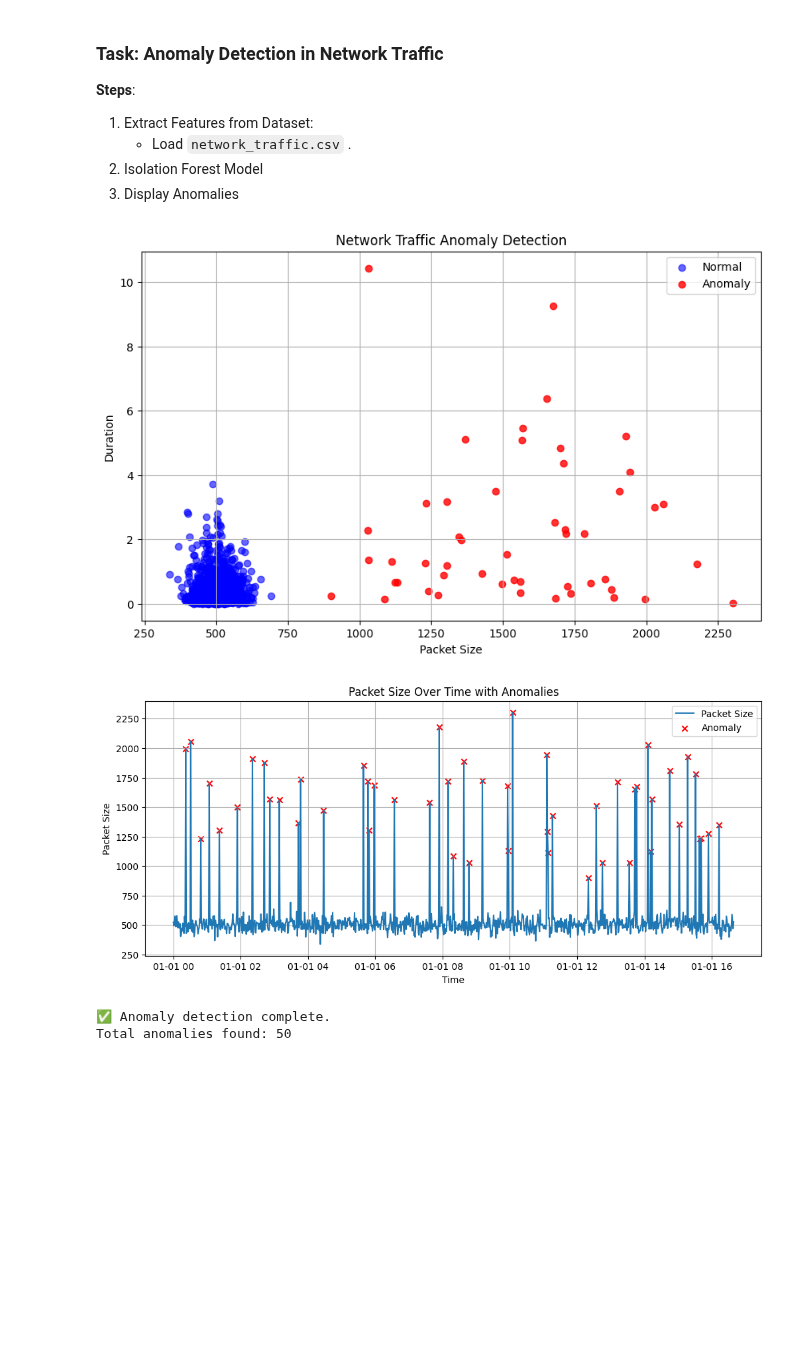
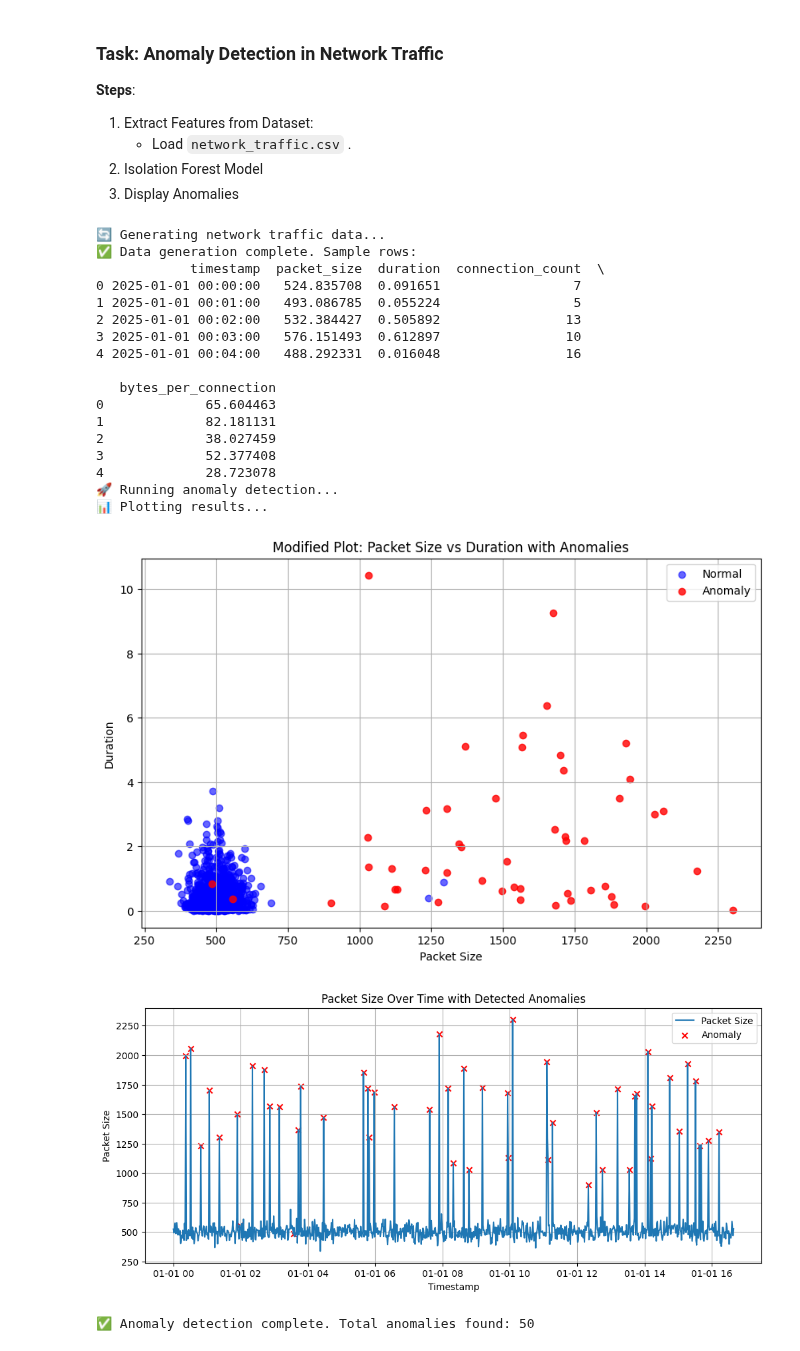
Before and after one commit to Gayathrichandrashekar/AI_DATA_ANALYSIS_, a Jupyter notebook: src/Module 11/Hands-on - AI-Based Data Quality & Real-Time Monitoring/Ques_4.ipynb, the cells around one changed output. Drawn from its saved outputs; the diff is of its cells as text; code cells hidden in the pictures; blank space fills up the shorter version.

Commit message:
Add Ques_4: Network Traffic Anomaly Detection using Isolation Forest

```diff
--- a/src/Module 11/Hands-on - AI-Based Data Quality & Real-Time Monitoring/Ques_4.ipynb
+++ b/src/Module 11/Hands-on - AI-Based Data Quality & Real-Time Monitoring/Ques_4.ipynb
@@ -9,21 +9,16 @@
 2. Isolation Forest Model
 3. Display Anomalies
 # %%
-# write your code from here# Ques_4: Anomaly Detection in Network Traffic using Isolation Forest
 
 import pandas as pd
 import numpy as np
 import matplotlib.pyplot as plt
 from sklearn.ensemble import IsolationForest
 
-# ---------------------------
 # 1. Generate synthetic network traffic data
-# ---------------------------
 def generate_network_data(n_samples=1000, seed=42):
     np.random.seed(seed)
-
     timestamps = pd.date_range(start="2025-01-01", periods=n_samples, freq='T')
-
     packet_size = np.random.normal(loc=500, scale=50, size=n_samples)
     duration = np.random.exponential(scale=0.5, size=n_samples)
     connection_count = np.random.poisson(lam=10, size=n_samples)
@@ -41,62 +36,81 @@ def generate_network_data(n_samples=1000, seed=42):
         'connection_count': connection_count
     })
 
+    # ✅ Custom feature: bytes per connection
+    df['bytes_per_connection'] = df['packet_size'] / (df['connection_count'] + 1)
     return df
 
-# ---------------------------
-# 2. Apply Isolation Forest for anomaly detection
-# ---------------------------
+# 2. Apply Isolation Forest
 def detect_anomalies(df, contamination=0.05):
-    features = ['packet_size', 'duration', 'connection_count']
+    features = ['packet_size', 'duration', 'connection_count', 'bytes_per_connection']
     model = IsolationForest(n_estimators=100, contamination=contamination, random_state=42)
     df['anomaly'] = model.fit_predict(df[features])
     return df
 
-# ---------------------------
 # 3. Plotting results
-# ---------------------------
 def plot_network_anomalies(df):
     normal = df[df['anomaly'] == 1]
     anomalous = df[df['anomaly'] == -1]
 
+    # Scatter Plot
     plt.figure(figsize=(10, 6))
     plt.scatter(normal['packet_size'], normal['duration'], color='blue', alpha=0.6, label='Normal')
     plt.scatter(anomalous['packet_size'], anomalous['duration'], color='red', alpha=0.8, label='Anomaly')
     plt.xlabel("Packet Size")
     plt.ylabel("Duration")
-    plt.title("Network Traffic Anomaly Detection")
+    plt.title("Modified Plot: Packet Size vs Duration with Anomalies")
     plt.legend()
     plt.grid(True)
     plt.show()
 
+    # Time-Series Plot
     plt.figure(figsize=(12, 5))
     plt.plot(df['timestamp'], df['packet_size'], label='Packet Size')
     plt.scatter(anomalous['timestamp'], anomalous['packet_size'], color='red', marker='x', label='Anomaly')
-    plt.title("Packet Size Over Time with Anomalies")
-    plt.xlabel("Time")
+    plt.xlabel("Timestamp")
     plt.ylabel("Packet Size")
+    plt.title("Packet Size Over Time with Detected Anomalies")
     plt.legend()
     plt.grid(True)
     plt.show()
 
-# ---------------------------
 # 4. Main Execution
-# ---------------------------
 def main():
+    print("🔄 Generating network traffic data...")
     df = generate_network_data()
+    print("✅ Data generation complete. Sample rows:")
+    print(df.head())
+
+    print("🚀 Running anomaly detection...")
     df = detect_anomalies(df)
+
+    print("📊 Plotting results...")
     plot_network_anomalies(df)
 
-    print("✅ Anomaly detection complete.")
-    print("Total anomalies found:", (df['anomaly'] == -1).sum())
+    total_anomalies = (df['anomaly'] == -1).sum()
+    print(f"✅ Anomaly detection complete. Total anomalies found: {total_anomalies}")
 
-# ---------------------------
-# Run the main function
-# ---------------------------
+# Run it!
 if __name__ == "__main__":
     main()
 # %% [output]
+🔄 Generating network traffic data...
+✅ Data generation complete. Sample rows:
+            timestamp  packet_size  duration  connection_count  \
+0 2025-01-01 00:00:00   524.835708  0.091651                 7
+1 2025-01-01 00:01:00   493.086785  0.055224                 5
+2 2025-01-01 00:02:00   532.384427  0.505892                13
+3 2025-01-01 00:03:00   576.151493  0.612897                10
+4 2025-01-01 00:04:00   488.292331  0.016048                16
+
+   bytes_per_connection
+0             65.604463
+1             82.181131
+2             38.027459
+3             52.377408
+4             28.723078
+🚀 Running anomaly detection...
+📊 Plotting results...
-[figure, old version]
+[figure, new version]
-[figure, old version]
+[figure, new version]
-✅ Anomaly detection complete.
-Total anomalies found: 50
+✅ Anomaly detection complete. Total anomalies found: 50
```
